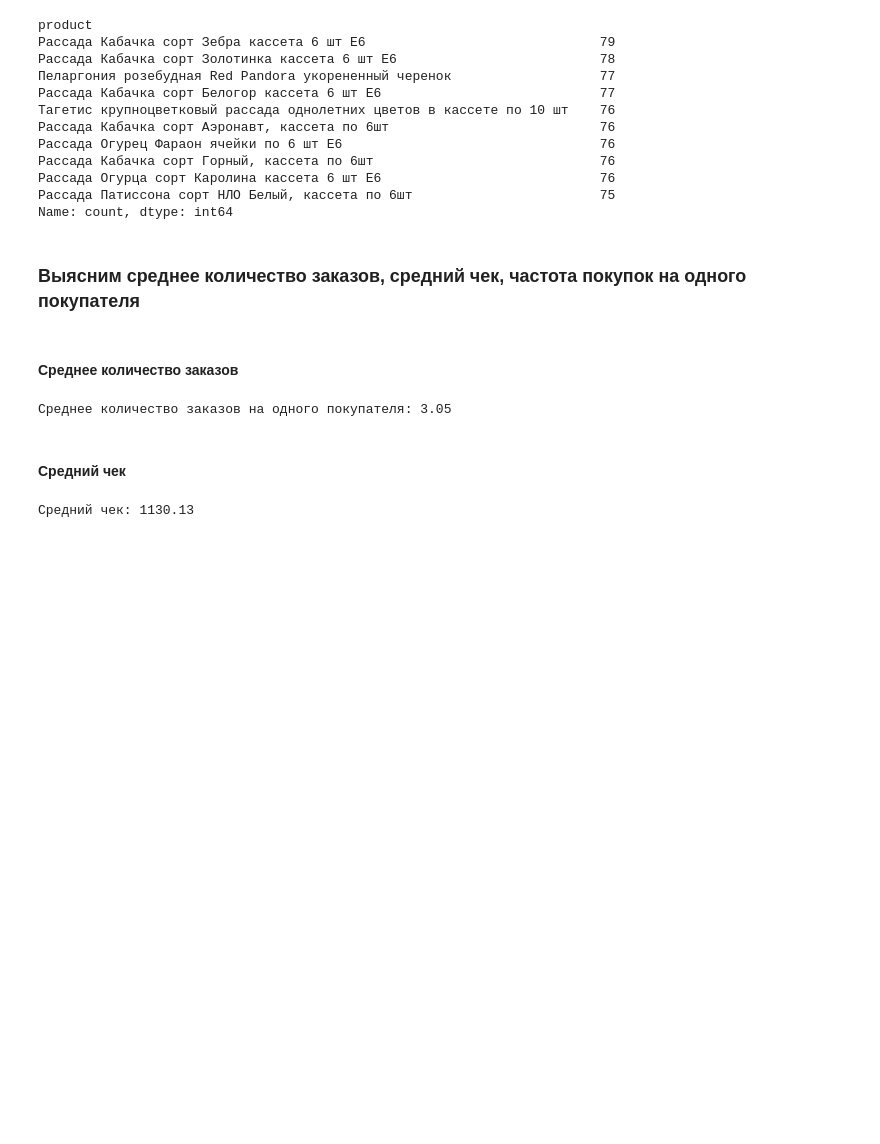
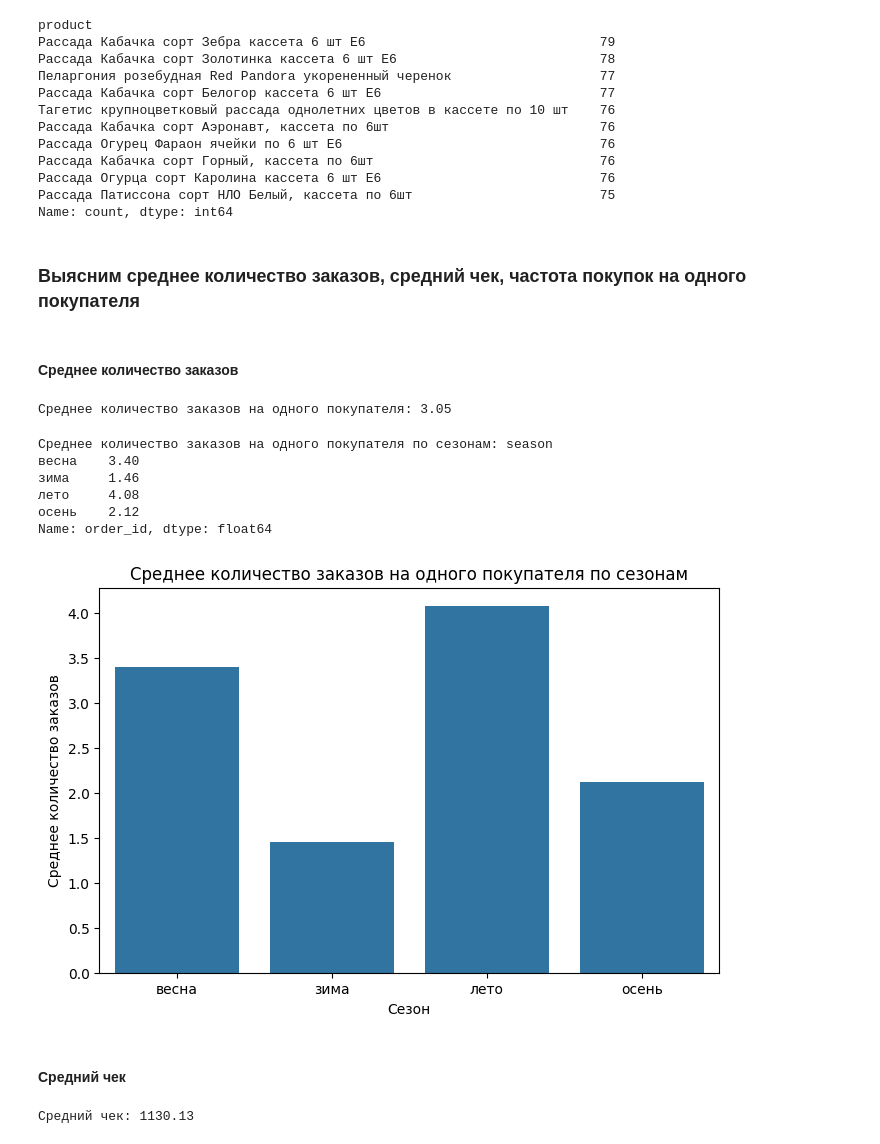
Before and after one commit to VKonstantinV/Git_Kon, a Jupyter notebook: Untitled4.ipynb, the cells around one changed output. Saved outputs shown, nothing was run; the diff lists cells and outputs as text; code cells hidden in the pictures; blank space fills up the shorter version.

```diff
--- a/Untitled4.ipynb
+++ b/Untitled4.ipynb
@@ -708,6 +708,27 @@ average_orders_per_customer = orders_per_customer.mean()
 print(f"Среднее количество заказов на одного покупателя: {average_orders_per_customer:.2f}")
 # %% [output]
 Среднее количество заказов на одного покупателя: 3.05
+# %%
+orders_per_customer_season = df_cleaned.groupby(['season', 'customer_id'])['order_id'].count()
+average_orders_per_customer_season = orders_per_customer_season.groupby('season').mean().round(2)
+
+print(f"Среднее количество заказов на одного покупателя по сезонам: {average_orders_per_customer_season}")
+# %% [output]
+Среднее количество заказов на одного покупателя по сезонам: season
+весна    3.40
+зима     1.46
+лето     4.08
+осень    2.12
+Name: order_id, dtype: float64
+# %%
+plt.figure(figsize=(8, 5))
+sns.barplot(x=average_orders_per_customer_season.index, y=average_orders_per_customer_season.values)
+plt.title('Среднее количество заказов на одного покупателя по сезонам')
+plt.xlabel('Сезон')
+plt.ylabel('Среднее количество заказов')
+plt.show()
+# %% [output]
+[figure, added]
 # %% [markdown]
 #### Cредний чек
 # %%
```
Also changed, not shown: parts of 11 cells of this notebook.
